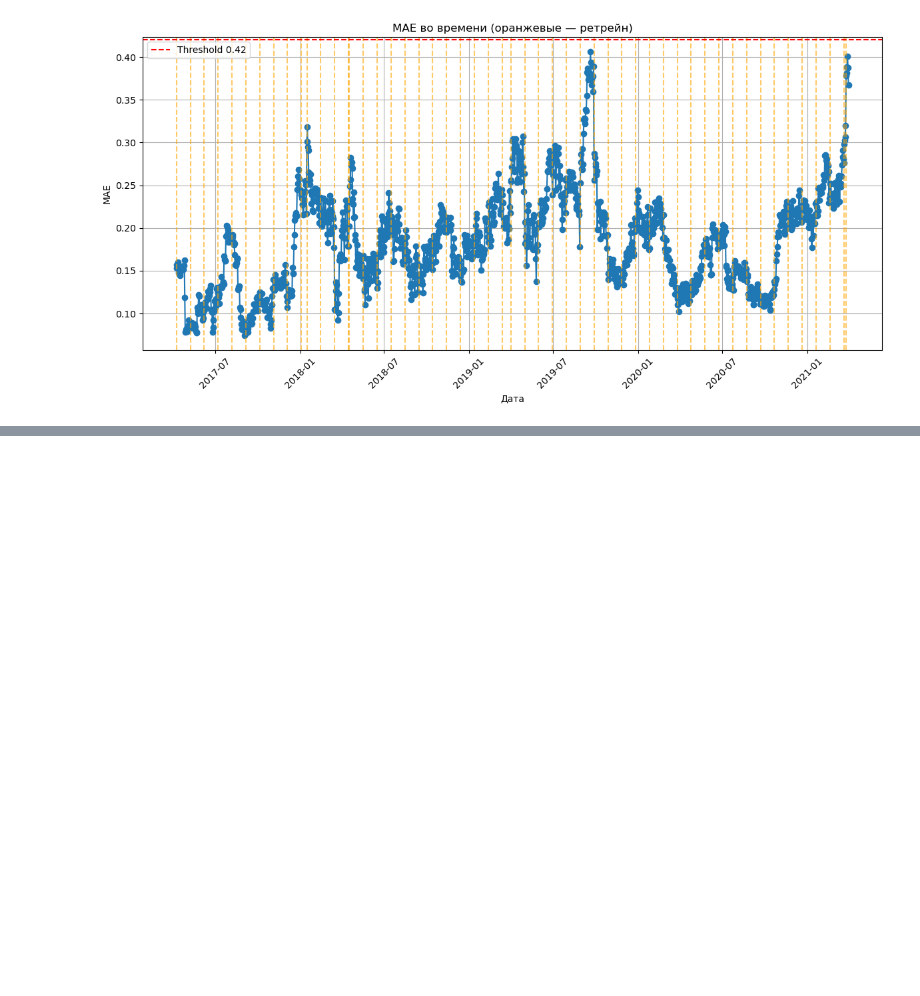
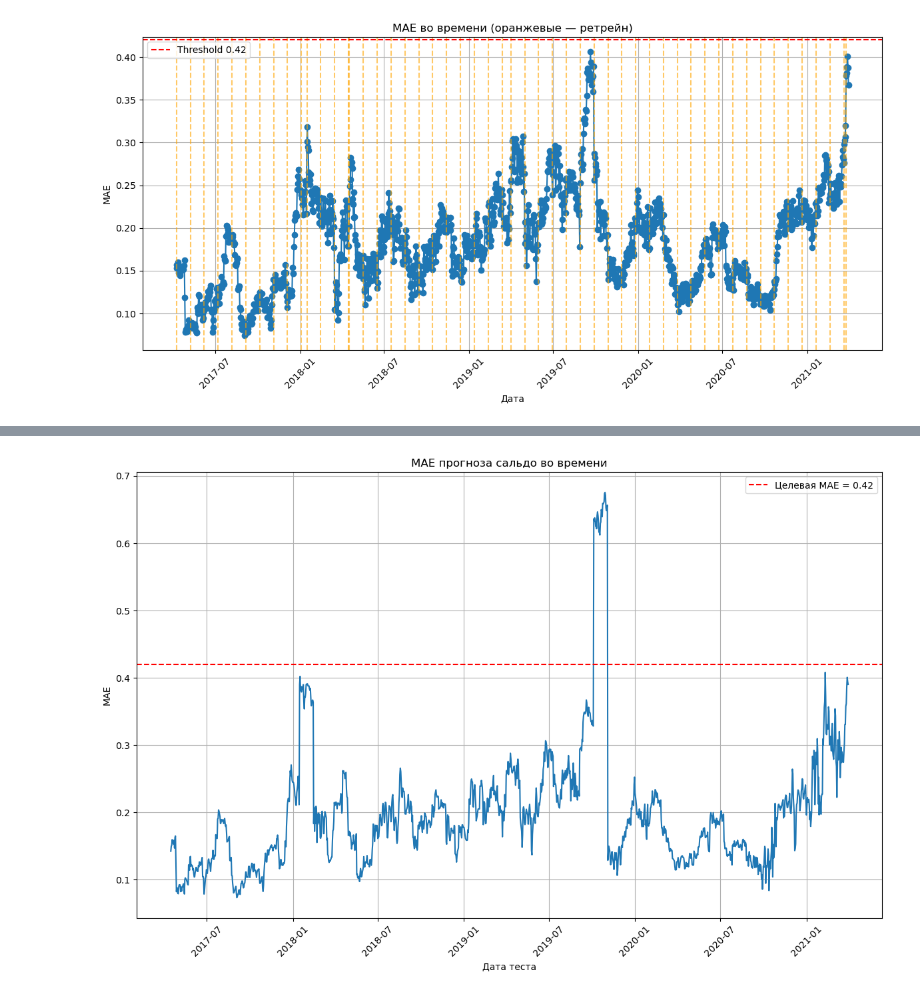
Before and after one commit to Blausher/ts, a Jupyter notebook: ARIMA_pipeline.ipynb, the cells around one changed output, grey strips where cells are left out. Saved outputs shown, nothing was run; the diff lists cells and outputs as text; code cells hidden in the pictures; blank space fills up the shorter version.

```diff
--- a/ARIMA_pipeline.ipynb
+++ b/ARIMA_pipeline.ipynb
@@ -369,7 +332,7 @@ Index(['date', 'Income', 'Outcome', 'Balance', 'Saldo', 'avg_temp_msk',
 # %%
 class ARIMAPipeline:
     """
-    Пайплайн ARIMA с логикой, аналогичной ModelRunner:
+    - генерация и отбор признаков по входящим данным
     - итеративное разделение на train/valid/test
     - имитация увеличивающейся обучающей выборки или скользящего окна
     - заполнение пропусков
@@ -379,7 +342,7 @@ class ARIMAPipeline:
     def __init__(self,
                  dataframe: pd.DataFrame,
                  date_col: str = 'date',
-                 target_col: str = 'Saldo',
+                 target_col: str = 'saldo',
                  train_sample_format: str = 'increasing',  # 'increasing' или 'sliding_window'
                  inplace_type: str = '-1e10',              # или 'mean'
                  test_days: int = 30,
@@ -396,13 +359,14 @@ class ARIMAPipeline:
         self.retrain_freq = retrain_freq
         self.drift_threshold = drift_threshold
 
-        # Подготовка датафрейма
+        # 0. Подготовка датафрейма
         self.df[self.date_col] = pd.to_datetime(self.df[self.date_col])
         self.df.sort_values(self.date_col, inplace=True)
         self.df.set_index(self.date_col, inplace=True)
         self.df = self.df.asfreq('D').fillna(method='ffill')
 
         self.scaler = StandardScaler()
+
         self.selected_features = None
         self.model = None
         self.last_retrain_idx = None
@@ -414,9 +378,10 @@ class ARIMAPipeline:
     def run_loop(self) -> pd.DataFrame:
         prev_mae = None
 
-        # итерации по точкам разбиения
+        # Итерации по точкам разбиения
         for idx in tqdm(range(self.min_train_days,
                                len(self.df) - self.test_days + 1)):
+
             # формируем train и test
             if self.train_sample_format == 'increasing':
                 df_train = self.df.iloc[:idx]
@@ -492,6 +457,9 @@ class ARIMAPipeline:
 
     def _train_model(self, X: pd.DataFrame, y: pd.Series):
         # фичер-селекшн
+
+
+
         self.selected_features = X.columns.tolist()  # или вызвать feature selection
         # масштабирование
         X_scaled = self.scaler.fit_transform(X[self.selected_features])
@@ -550,0 +967,4 @@ plt.show()
+# %%
+arima_pipeline = ARIMAPipeline(df)
+# %%
+arima_pipeline.run_loop()
@@ -550,0 +985,20 @@ plt.show()
+# %%
+df_res = arima_pipeline.df_results
+# %%
+# Если Date хранится не в datetime
+df_res['Date'] = pd.to_datetime(df_res['Date'])
+
+# Построение
+plt.figure(figsize=(12, 8))
+plt.plot(df_res['Date'], df_res['MAE'], linestyle='-')
+plt.axhline(y=0.42, color='red', linestyle='--', label='Целевая MAE = 0.42')
+plt.title('MAE прогноза сальдо во времени')
+plt.xlabel('Дата теста')
+plt.ylabel('MAE')
+plt.xticks(rotation=45)
+plt.grid(True)
+plt.legend()
+plt.tight_layout()
+plt.show()
+# %% [output]
+[figure, added]
```
Also changed, not shown: parts of 17 cells of this notebook.
